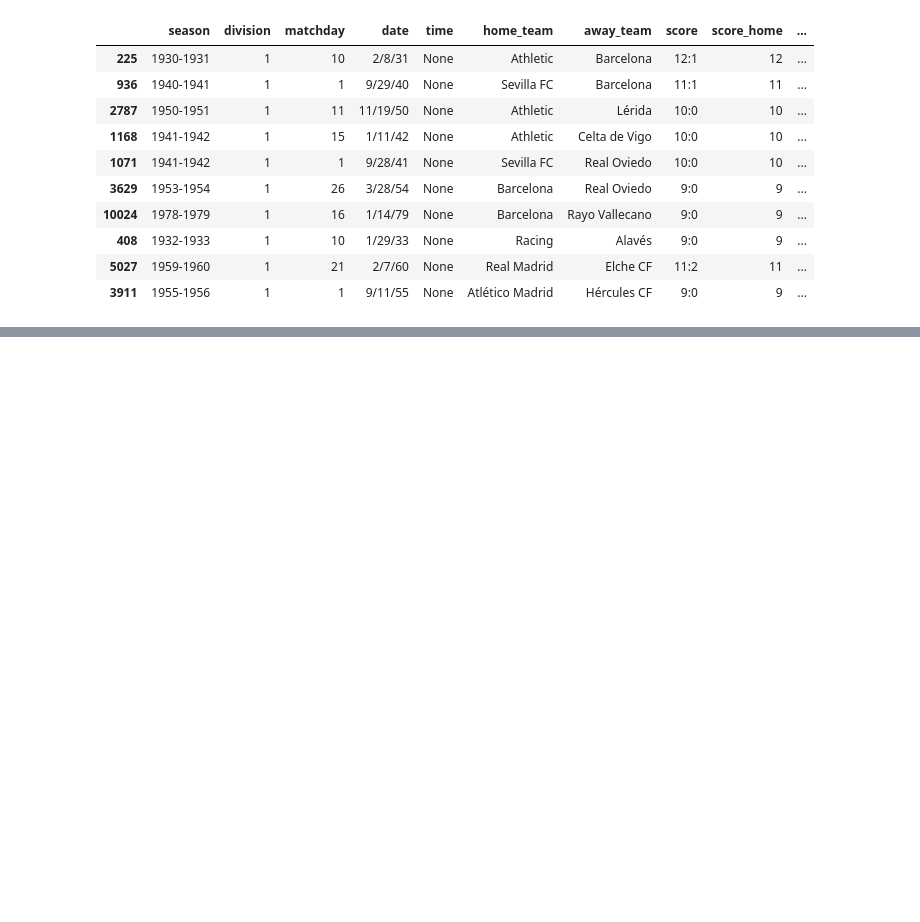
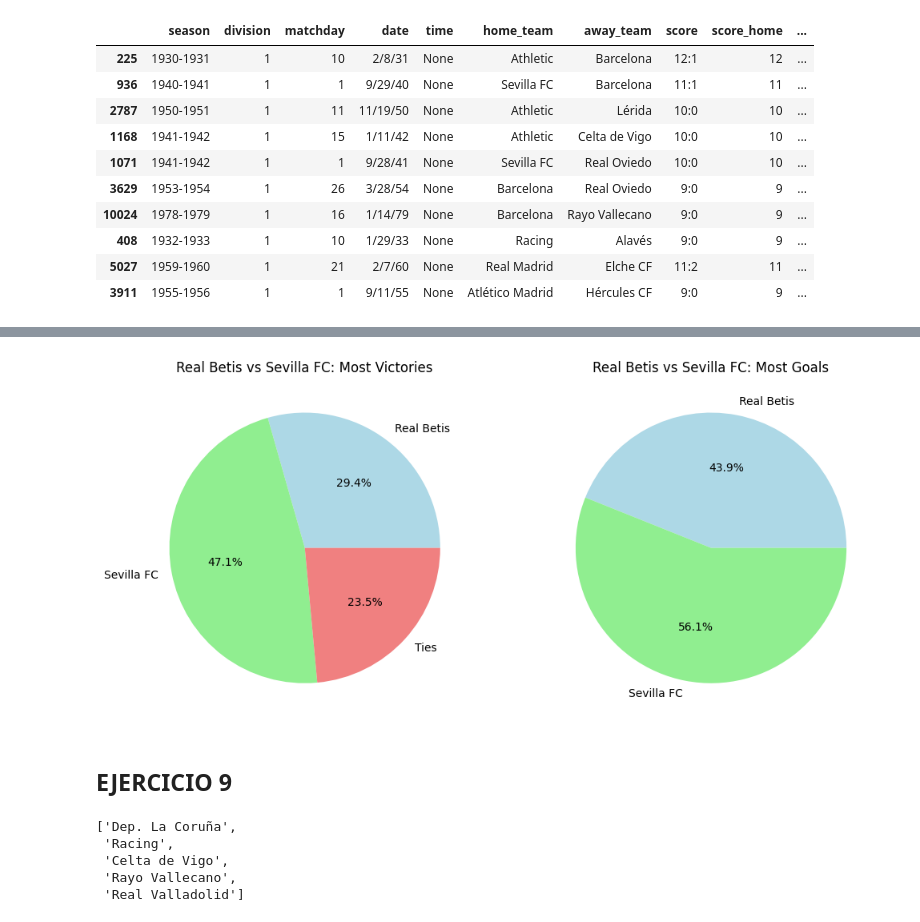
Before and after one commit to jorgers29/Spanish_Football_Analysis, a Jupyter notebook: analysis/LaLigaDataAnalysis.ipynb, the cells around one changed output, grey strips where cells are left out. Saved outputs shown, nothing was run; the diff lists cells and outputs as text; code cells hidden in the pictures; blank space fills up the shorter version.

```diff
--- a/analysis/LaLigaDataAnalysis.ipynb
+++ b/analysis/LaLigaDataAnalysis.ipynb
@@ -207,0 +218,45 @@ df_season_2021
+# %%
+def plot_direct_confrontations_stats(team1, team2):
+    df_confrontations = df_clean[(df_clean['home_team'].isin([team1, team2])) & (df_clean['away_team'].isin([team1, team2]))]
+
+    team1_wins = len(df_confrontations[(df_confrontations['home_team'] == team1) & (df_confrontations['score_home'] > df_confrontations['score_visitor'])] +
+                     df_confrontations[(df_confrontations['away_team'] == team1) & (df_confrontations['score_home'] < df_confrontations['score_visitor'])])
+    team2_wins = len(df_confrontations[(df_confrontations['home_team'] == team2) & (df_confrontations['score_home'] > df_confrontations['score_visitor'])] +
+                       df_confrontations[(df_confrontations['away_team'] == team2) & (df_confrontations['score_home'] < df_confrontations['score_visitor'])])
+    team1_team2_ties = len(df_confrontations[(df_confrontations['home_team'] == team1) & (df_confrontations['score_home'] == df_confrontations['score_visitor'])] +
+                     df_confrontations[(df_confrontations['away_team'] == team1) & (df_confrontations['score_home'] == df_confrontations['score_visitor'])])
+
+    team1_goals = df_confrontations[(df_confrontations['home_team'] == team1)]['score_home'].astype(int).sum() + df_confrontations[(df_confrontations['away_team'] == team1)]['score_visitor'].astype(int).sum()
+    team2_goals = df_confrontations[(df_confrontations['home_team'] == team2)]['score_home'].astype(int).sum() + df_confrontations[(df_confrontations['away_team'] == team2)]['score_visitor'].astype(int).sum()
+
+    colors = ['lightblue', 'lightgreen', 'lightcoral']
+    figure, axes = plt.subplots(1, 2, figsize=(12, 6))
+
+    axes[0].pie([team1_wins, team2_wins, team1_team2_ties], labels=[team1, team2, 'Ties'], autopct='%1.1f%%', colors=colors)
+    axes[0].set_title(team1 + ' vs ' + team2 + ': Most Victories')
+
+    axes[1].pie([team1_goals, team2_goals], labels=[team1, team2], autopct='%1.1f%%', colors=colors)
+    axes[1].set_title(team1 + ' vs ' + team2 + ': Most Goals')
+
+    plt.show()
+    return
+# %%
+plot_direct_confrontations_stats('Real Betis', 'Sevilla FC')
+# %% [output]
+[figure, added]
+# %% [markdown]
+## EJERCICIO 9
+# %%
+df_grouped = df_clean.groupby(['home_team', 'season'])['division'].first().reset_index()
+df_grouped['division_change'] = df_grouped.groupby('home_team')['division'].diff().abs()
+
+elevator_counts = df_grouped.groupby('home_team')['division_change'].sum()
+
+TOP_5_elevator_teams = elevator_counts.sort_values(ascending=False).head(5).index.tolist()
+TOP_5_elevator_teams
+# %% [output]
+['Dep. La Coruña',
+ 'Racing',
+ 'Celta de Vigo',
+ 'Rayo Vallecano',
+ 'Real Valladolid']
```
Also changed, not shown: parts of 5 cells of this notebook.
